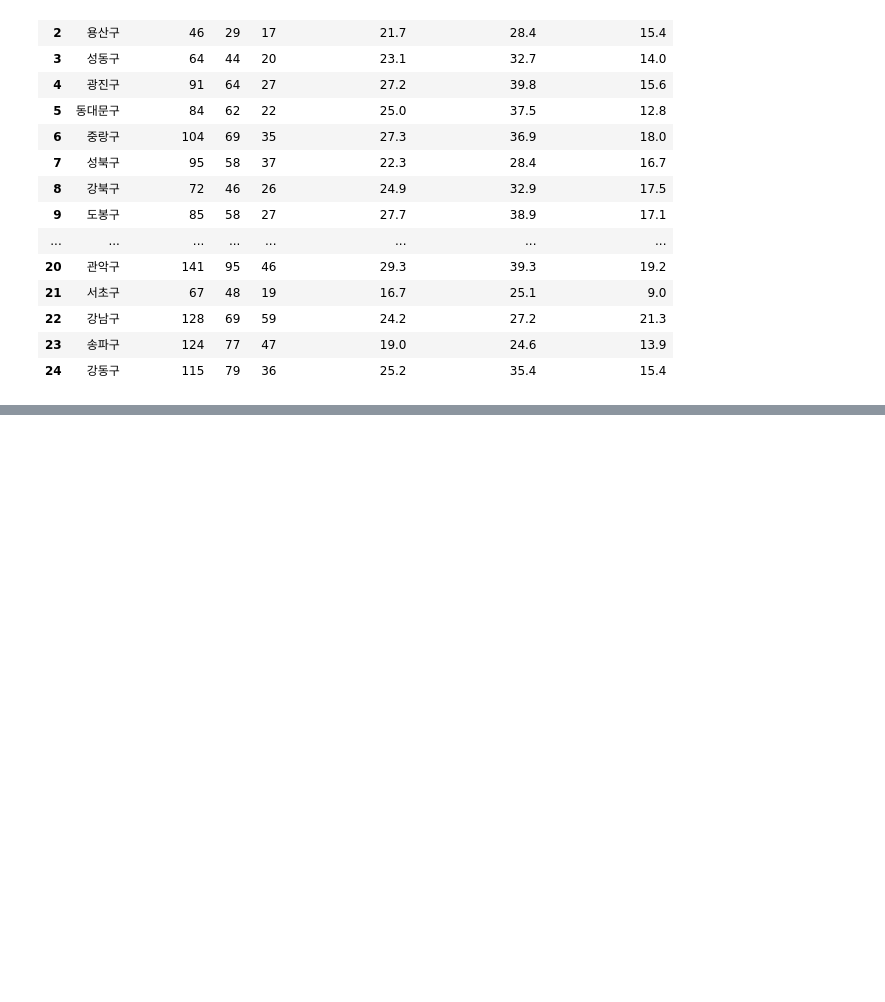
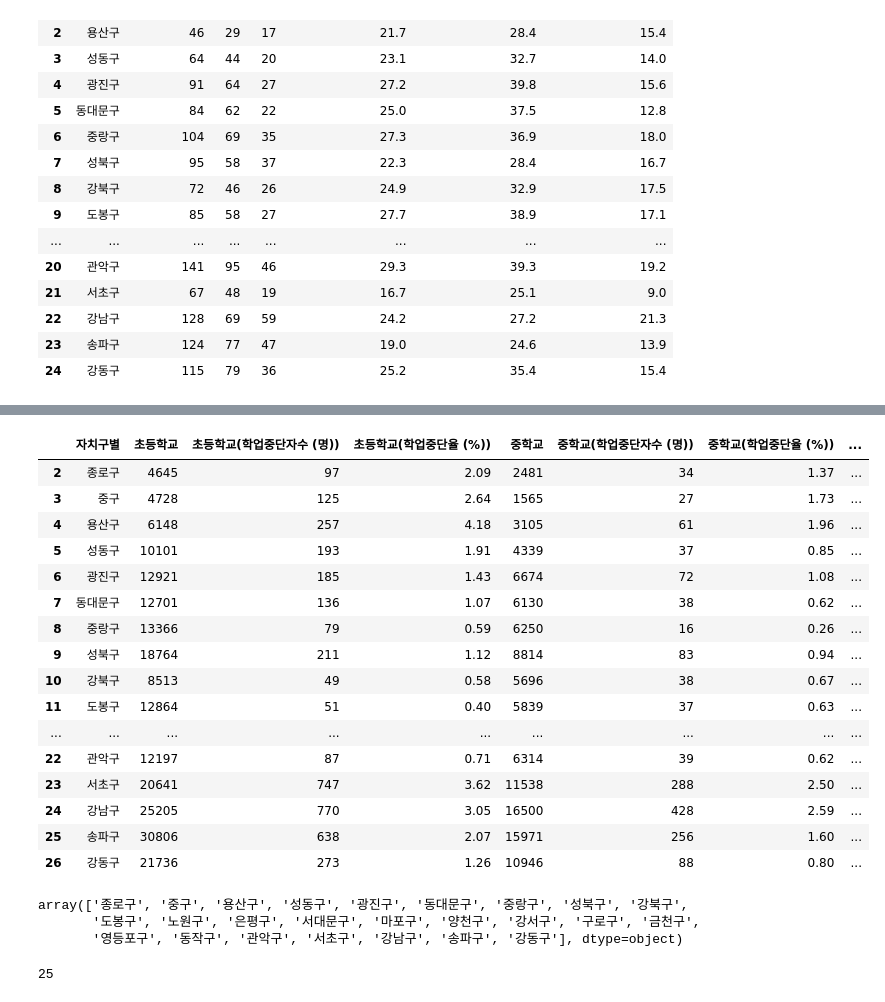
Before and after one commit to CityCrimeResearch/MidProject, a Jupyter notebook: ipynbTest/Junhyeok/Processing2.ipynb, the cells around one changed output, grey strips where cells are left out. Drawn from its saved outputs; the diff is of its cells as text; code cells hidden in the pictures; blank space fills up the shorter version.

```diff
--- a/ipynbTest/Junhyeok/Processing2.ipynb
+++ b/ipynbTest/Junhyeok/Processing2.ipynb
@@ -705,0 +753,28 @@ suicide_df.to_csv('data/processed/자살율통계_서울시울시2023.csv', enco
+# %%
+#컬럼이름 바꾸기
+stopThinking_df.columns = [col.replace('.1', '(학업중단자수 (명))') for col in stopThinking_df.columns]
+stopThinking_df.columns = [col.replace('.2', '(학업중단율 (%))') for col in stopThinking_df.columns]
+
+
+# 소계 열을 지워준다.
+stopThinking_df = stopThinking_df[(stopThinking_df['자치구별'] != '소계')]
+stopThinking_df = stopThinking_df[(stopThinking_df['자치구별'] != '자치구별(2)')]
+stopThinking_df
+# %% [output]
+|  | 자치구별 | 초등학교 | 초등학교(학업중단자수 (명)) | 초등학교(학업중단율 (%)) | 중학교 | 중학교(학업중단자수 (명)) | 중학교(학업중단율 (%)) | ... |
+| 2 | 종로구 | 4645 | 97 | 2.09 | 2481 | 34 | 1.37 | ... |
+| 3 | 중구 | 4728 | 125 | 2.64 | 1565 | 27 | 1.73 | ... |
+| 4 | 용산구 | 6148 | 257 | 4.18 | 3105 | 61 | 1.96 | ... |
+| 5 | 성동구 | 10101 | 193 | 1.91 | 4339 | 37 | 0.85 | ... |
+| 6 | 광진구 | 12921 | 185 | 1.43 | 6674 | 72 | 1.08 | ... |
+| 7 | 동대문구 | 12701 | 136 | 1.07 | 6130 | 38 | 0.62 | ... |
+| 8 | 중랑구 | 13366 | 79 | 0.59 | 6250 | 16 | 0.26 | ... |
+| 9 | 성북구 | 18764 | 211 | 1.12 | 8814 | 83 | 0.94 | ... |
+| 10 | 강북구 | 8513 | 49 | 0.58 | 5696 | 38 | 0.67 | ... |
+| 11 | 도봉구 | 12864 | 51 | 0.40 | 5839 | 37 | 0.63 | ... |
+| ... | ... | ... | ... | ... | ... | ... | ... | ... |
+| 22 | 관악구 | 12197 | 87 | 0.71 | 6314 | 39 | 0.62 | ... |
+| 23 | 서초구 | 20641 | 747 | 3.62 | 11538 | 288 | 2.50 | ... |
+| 24 | 강남구 | 25205 | 770 | 3.05 | 16500 | 428 | 2.59 | ... |
+| 25 | 송파구 | 30806 | 638 | 2.07 | 15971 | 256 | 1.60 | ... |
+| 26 | 강동구 | 21736 | 273 | 1.26 | 10946 | 88 | 0.80 | ... |
@@ -705,0 +784,10 @@ suicide_df.to_csv('data/processed/자살율통계_서울시울시2023.csv', enco
+# %%
+stopThinking_df['자치구별'].unique()
+# %% [output]
+array(['종로구', '중구', '용산구', '성동구', '광진구', '동대문구', '중랑구', '성북구', '강북구',
+       '도봉구', '노원구', '은평구', '서대문구', '마포구', '양천구', '강서구', '구로구', '금천구',
+       '영등포구', '동작구', '관악구', '서초구', '강남구', '송파구', '강동구'], dtype=object)
+# %%
+len(stopThinking_df['자치구별'].unique())
+# %% [output]
+25
```
Also changed, not shown: parts of 6 cells of this notebook, 1 other file.
